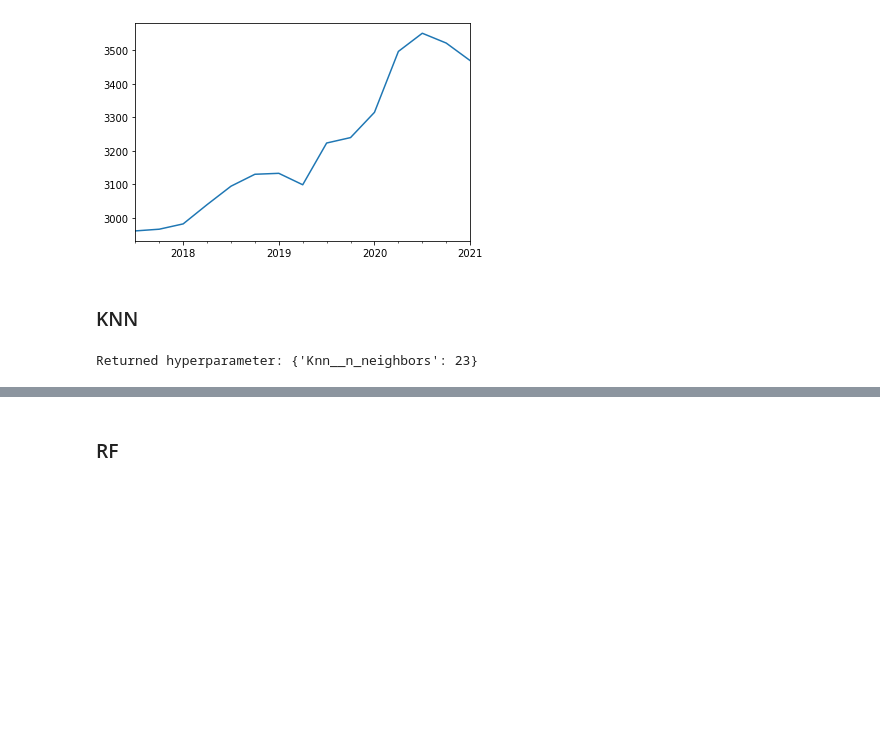
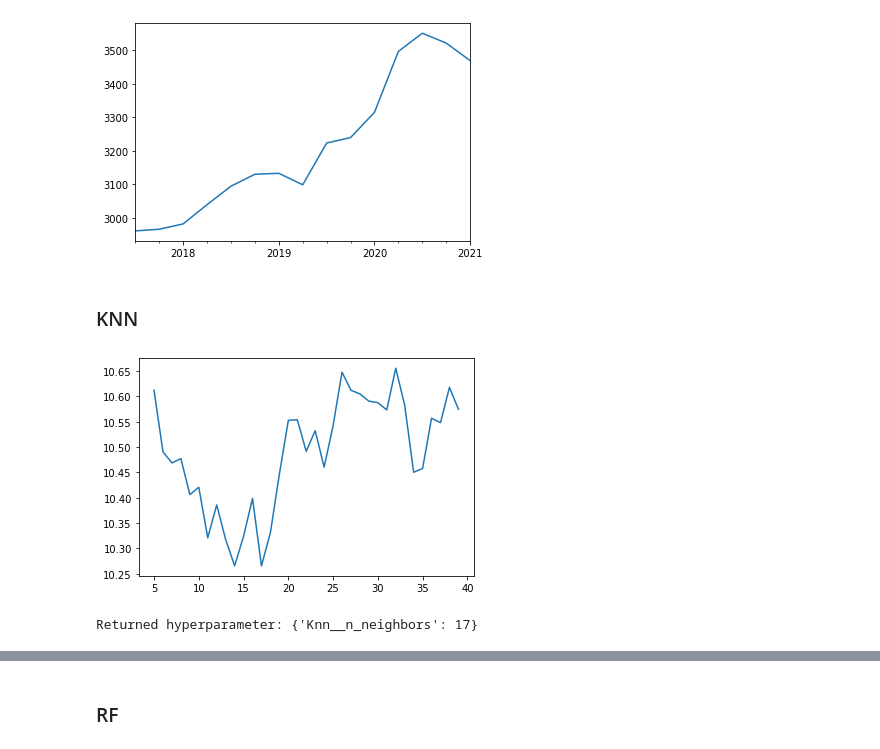
Before and after one commit to Clotilde-23/BDC, a Jupyter notebook: Notebooks/Model OLS KNN - RF ou GB - Toulouse.ipynb, the cells around one changed output, grey strips where cells are left out. Drawn from its saved outputs; the diff is of its cells as text; code cells hidden in the pictures; blank space fills up the shorter version.

```diff
--- a/Notebooks/Model OLS KNN - RF ou GB - Toulouse.ipynb
+++ b/Notebooks/Model OLS KNN - RF ou GB - Toulouse.ipynb
@@ -104,12 +107,30 @@ features_knn = ['latitude', 'longitude']
     # Output
 label_train = 'Prix_m2_actualise_Q1_2021'
 label_test = 'Prix_m2'
+# %%
+X_train_knn = df_train[features_knn]
+X_test_knn = df_test[features_knn]
+        # outcomes
+y_train = df_train[label_train]
+y_test = df_test[label_test]
+knn = []
+mdape = []
+for i in np.arange(5, 40) :
+    knn_model = KNeighborsRegressor(n_neighbors=i, weights='uniform')
+    knn_model.fit(X_train_knn, y_train)
+    knn.append(i)
+    mdape_i = MDAPE(knn_model.predict(df_test[features_knn]), df_test[label_test])
+    mdape.append(mdape_i)
+plt.plot(knn, mdape)
+plt.show()
+# %% [output]
+[figure, added]
 # %%
 knn_pipe = model_KNN_coordinates(df_train, df_test, features_knn,
                           label_train, label_test,
-                          MinMaxScaler(), 'uniform', 25, 5)
+                          MinMaxScaler(), 'uniform', 20, 5)
 # %% [output]
-Returned hyperparameter: {'Knn__n_neighbors': 23}
+Returned hyperparameter: {'Knn__n_neighbors': 17}
 # %%
     # Scores on TRAIN dataset
 compute_scores(knn_pipe, df_train[features_knn], df_train[label_train])
```
Also changed, not shown: parts of 48 cells of this notebook, 1 other file.
